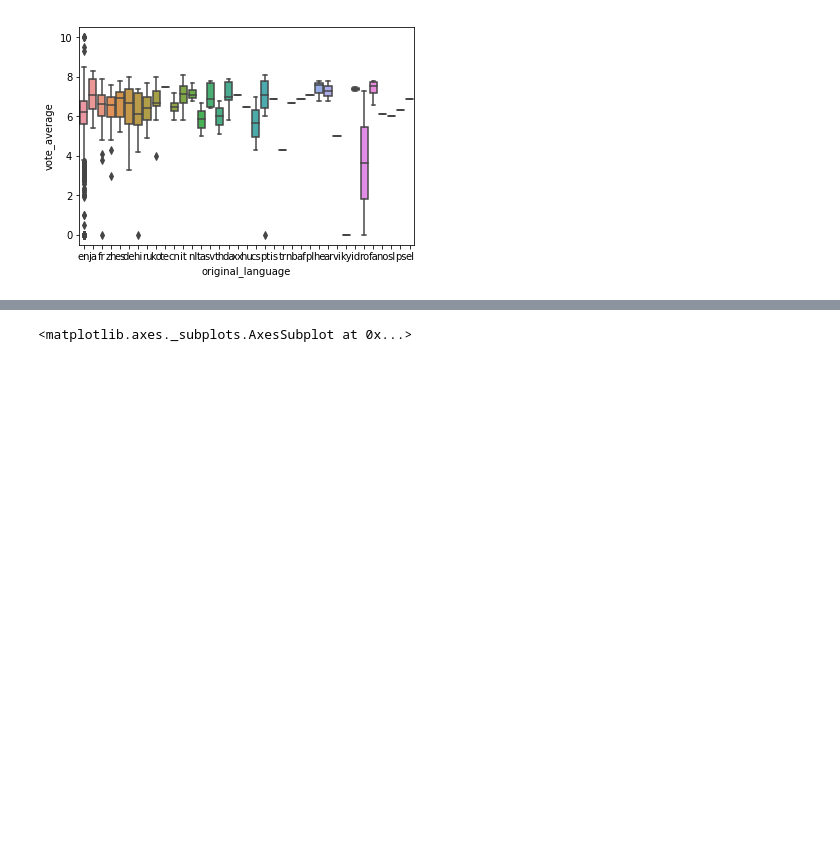
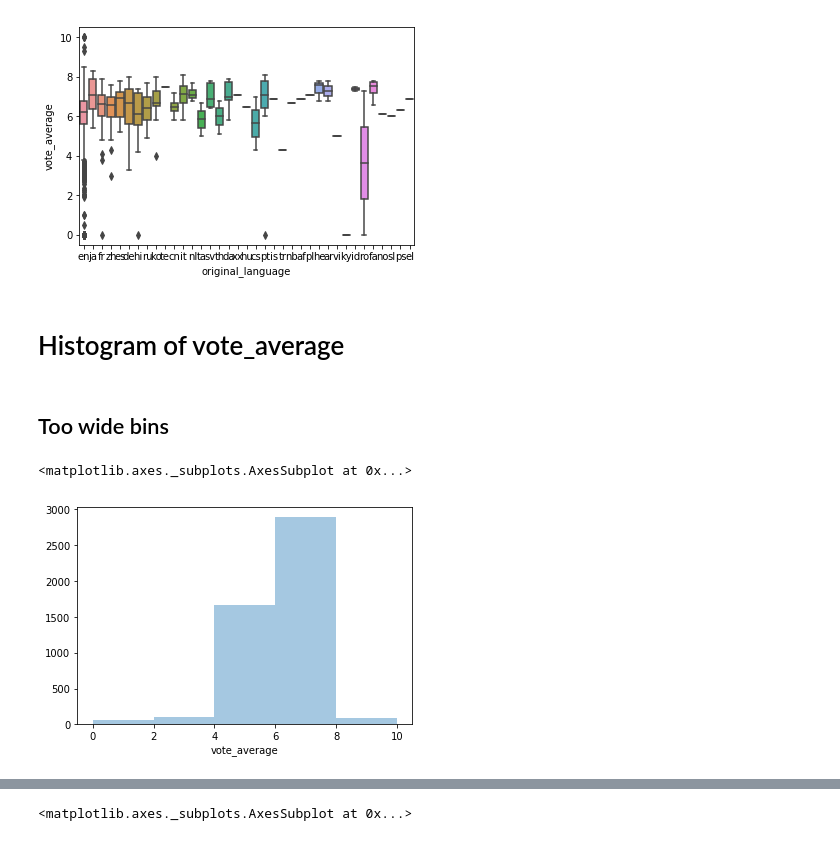
Before and after one commit to d8w/tmdb, a Jupyter notebook: TMDB data description and basic stats.ipynb, the cells around one changed output, grey strips where cells are left out. Saved outputs shown, nothing was run; the diff lists cells and outputs as text; code cells hidden in the pictures; blank space fills up the shorter version.

```diff
--- a/TMDB data description and basic stats.ipynb
+++ b/TMDB data description and basic stats.ipynb
@@ -160,3 +160,12 @@ g = sns.lmplot(x='original_language', y='vote_average', data=df, fit_reg=False)
 g = sns.boxplot(x='original_language', y='vote_average', data=df)
 # %% [output]
 [figure]
+# %% [markdown]
+# Histogram of vote_average
+# %% [markdown]
+## Too wide bins
+# %%
+sns.distplot(df['vote_average'].dropna(), kde=False, bins=5)
+# %% [output]
+<matplotlib.axes._subplots.AxesSubplot at 0x...>
+[figure, added]
```
Also changed, not shown: parts of 28 cells of this notebook.
